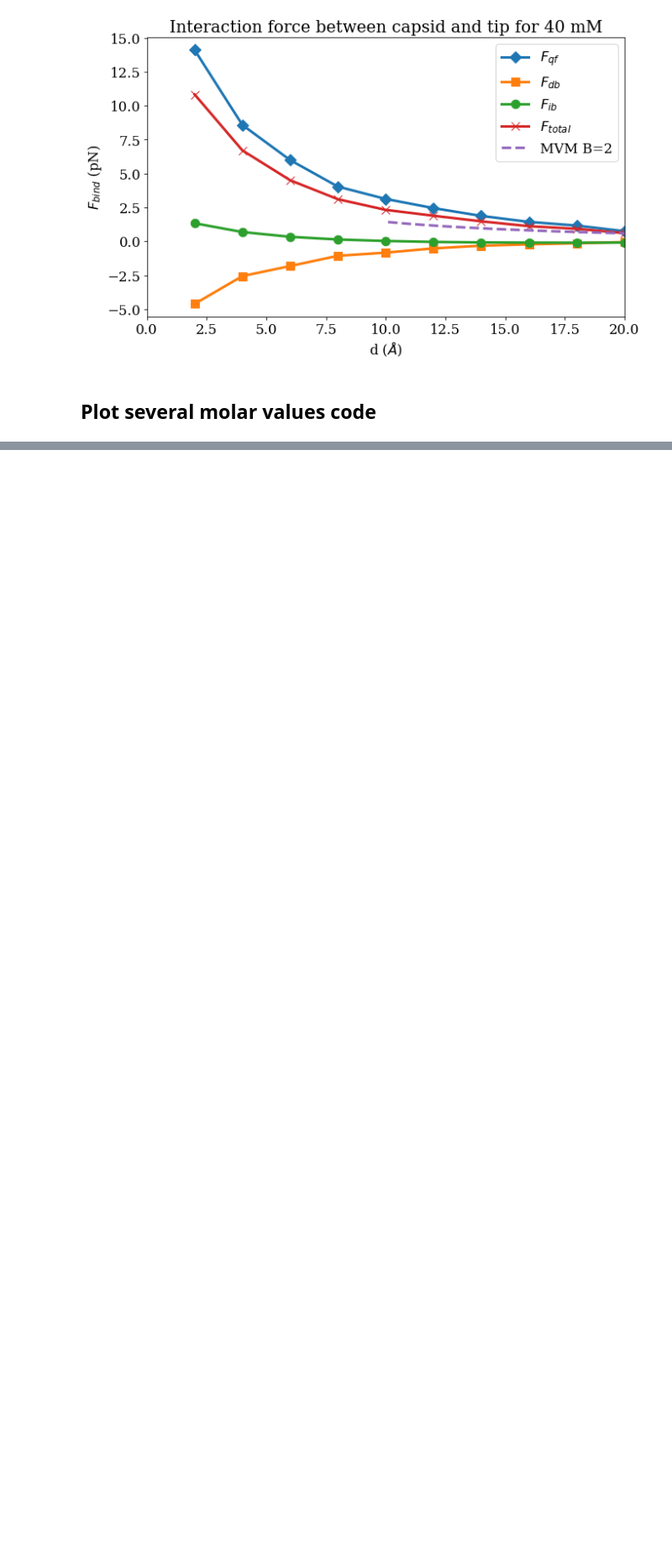
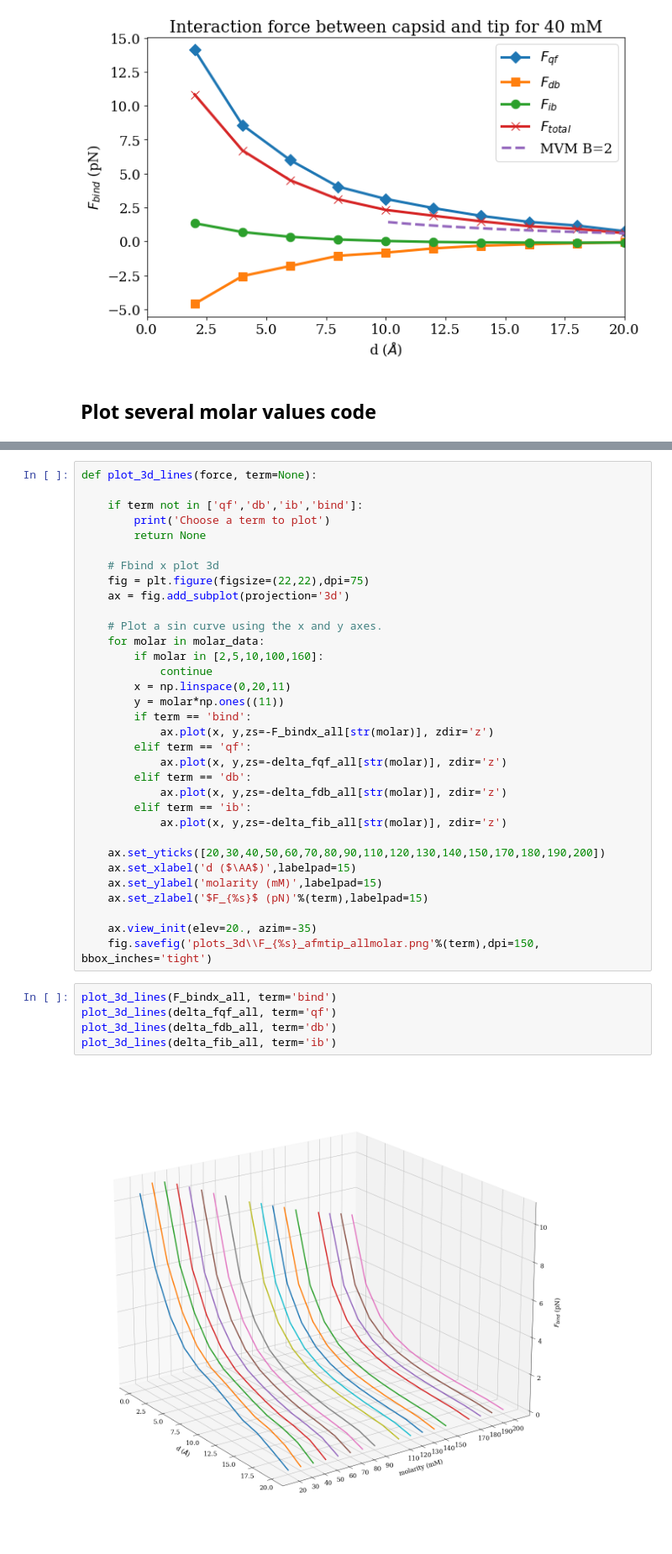
Before and after one commit to iaddison-smith/capsid_folds, a Jupyter notebook: Force_components_afmtip.ipynb, the cells around one changed output, grey strips where cells are left out. Shown at 84% size. Cells and saved outputs as stored; diff of their text form; blank space fills up the shorter version.

```diff
--- a/Force_components_afmtip.ipynb
+++ b/Force_components_afmtip.ipynb
@@ -322,0 +396,40 @@ printing interaction force for 40 mM
+# %%
+def plot_3d_lines(force, term=None):
+
+    if term not in ['qf','db','ib','bind']:
+        print('Choose a term to plot')
+        return None
+
+    # Fbind x plot 3d
+    fig = plt.figure(figsize=(22,22),dpi=75)
+    ax = fig.add_subplot(projection='3d')
+
+    # Plot a sin curve using the x and y axes.
+    for molar in molar_data:
+        if molar in [2,5,10,100,160]:
+            continue
+        x = np.linspace(0,20,11)
+        y = molar*np.ones((11))
+        if term == 'bind':
+            ax.plot(x, y,zs=-F_bindx_all[str(molar)], zdir='z')
+        elif term == 'qf':
+            ax.plot(x, y,zs=-delta_fqf_all[str(molar)], zdir='z')
+        elif term == 'db':
+            ax.plot(x, y,zs=-delta_fdb_all[str(molar)], zdir='z')
+        elif term == 'ib':
+            ax.plot(x, y,zs=-delta_fib_all[str(molar)], zdir='z')
+
+    ax.set_yticks([20,30,40,50,60,70,80,90,110,120,130,140,150,170,180,190,200])
+    ax.set_xlabel('d ($\AA$)',labelpad=15)
+    ax.set_ylabel('molarity (mM)',labelpad=15)
+    ax.set_zlabel('$F_{%s}$ (pN)'%(term),labelpad=15)
+
+    ax.view_init(elev=20., azim=-35)
+    fig.savefig('plots_3d\\F_{%s}_afmtip_allmolar.png'%(term),dpi=150, bbox_inches='tight')
+# %%
+plot_3d_lines(F_bindx_all, term='bind')
+plot_3d_lines(delta_fqf_all, term='qf')
+plot_3d_lines(delta_fdb_all, term='db')
+plot_3d_lines(delta_fib_all, term='ib')
+# %% [output]
+[figure, added]
```
Also changed, not shown: parts of 9 cells of this notebook, 4 other files.
